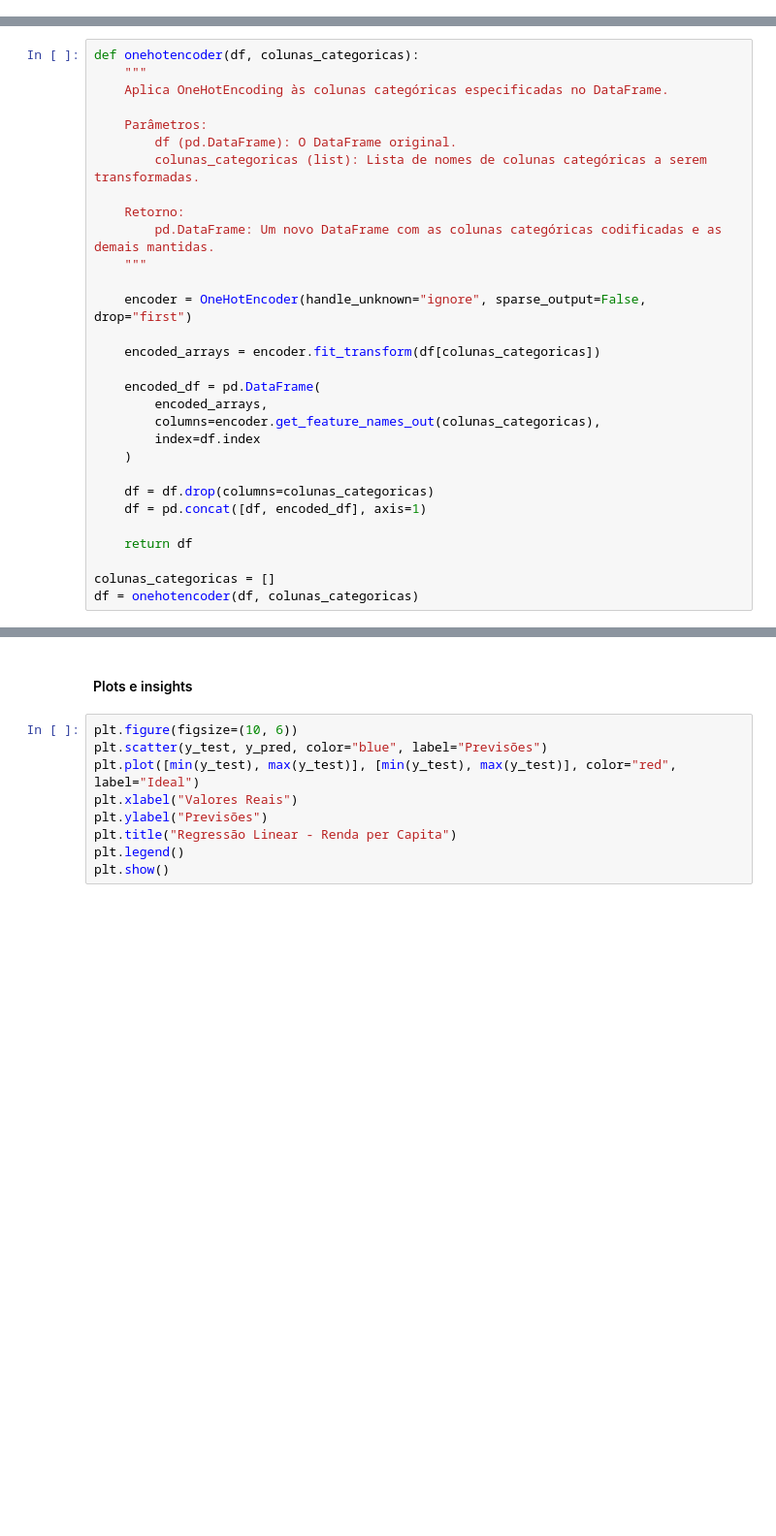
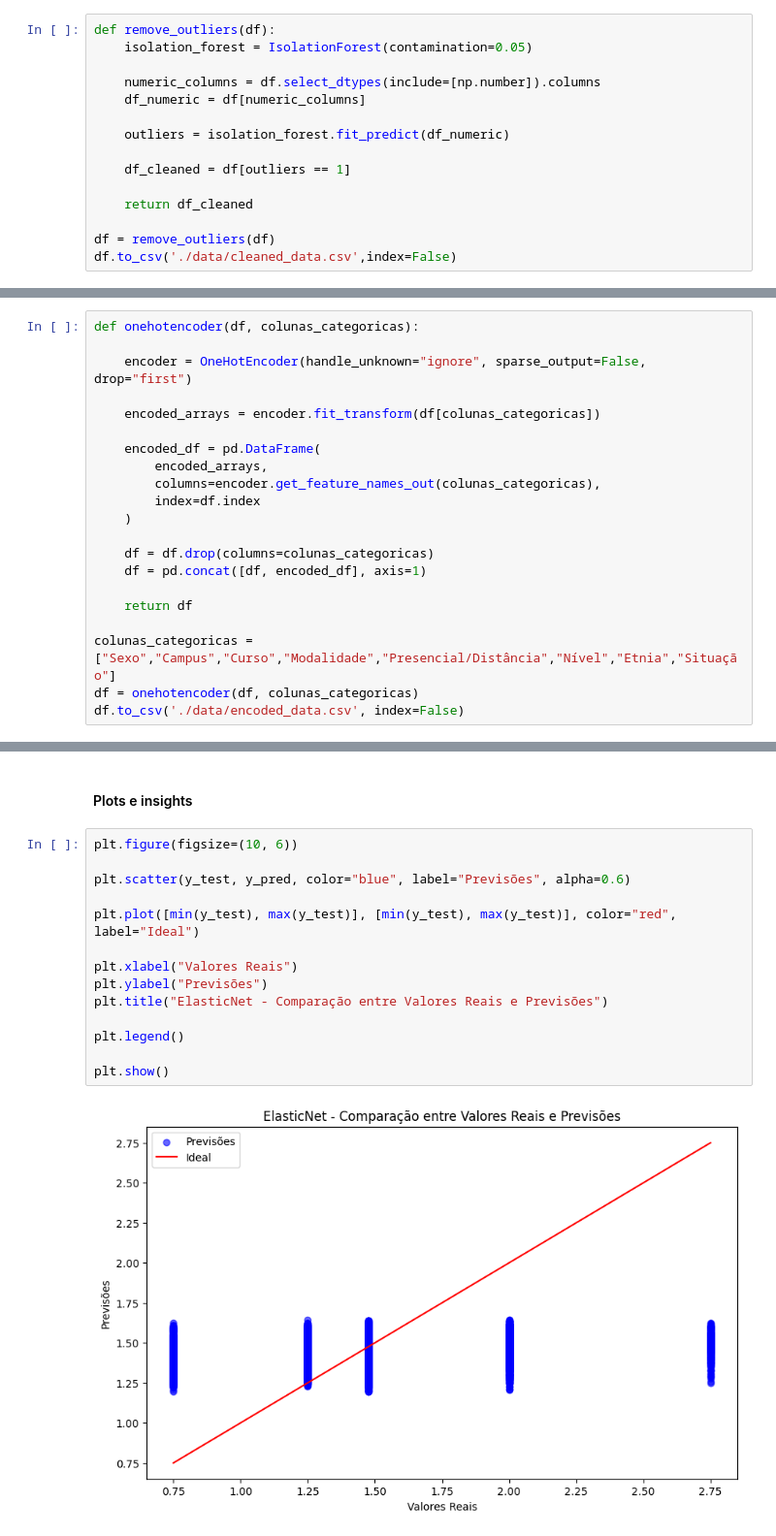
Before and after one commit to felipeversiane/regression-exercise, a Jupyter notebook: main.ipynb, the cells around one changed output, grey strips where cells are left out. Shown: that part at 97% size. Saved outputs shown, nothing was run; the diff lists cells and outputs as text; blank space fills up the shorter version.

Commit message:
feat: test elastic net

```diff
--- a/main.ipynb
+++ b/main.ipynb
@@ -77,17 +119,22 @@ df = pre_process(df)
+# %%
+def remove_outliers(df):
+    isolation_forest = IsolationForest(contamination=0.05)
+
+    numeric_columns = df.select_dtypes(include=[np.number]).columns
+    df_numeric = df[numeric_columns]
+
+    outliers = isolation_forest.fit_predict(df_numeric)
+
+    df_cleaned = df[outliers == 1]
+
+    return df_cleaned
+
+df = remove_outliers(df)
+df.to_csv('./data/cleaned_data.csv',index=False)
 # %% [markdown]
 #### Pós-processamento e transformação
 # %%
 def onehotencoder(df, colunas_categoricas):
-    """
-    Aplica OneHotEncoding às colunas categóricas especificadas no DataFrame.
-
-    Parâmetros:
-        df (pd.DataFrame): O DataFrame original.
-        colunas_categoricas (list): Lista de nomes de colunas categóricas a serem transformadas.
-
-    Retorno:
-        pd.DataFrame: Um novo DataFrame com as colunas categóricas codificadas e as demais mantidas.
-    """
 
     encoder = OneHotEncoder(handle_unknown="ignore", sparse_output=False, drop="first")
 
@@ -104,7 +151,8 @@ def onehotencoder(df, colunas_categoricas):
 
     return df
 
-colunas_categoricas = []
+colunas_categoricas = ["Sexo","Campus","Curso","Modalidade","Presencial/Distância","Nível","Etnia","Situação"]
 df = onehotencoder(df, colunas_categoricas)
+df.to_csv('./data/encoded_data.csv', index=False)
 # %% [markdown]
 #### Aplicação de modelos de regressão
@@ -128,10 +208,17 @@ print(f"MSE: {mse:.2f}, R2: {r2:.2f}")
 #### Plots e insights
 # %%
 plt.figure(figsize=(10, 6))
-plt.scatter(y_test, y_pred, color="blue", label="Previsões")
+
+plt.scatter(y_test, y_pred, color="blue", label="Previsões", alpha=0.6)
+
 plt.plot([min(y_test), max(y_test)], [min(y_test), max(y_test)], color="red", label="Ideal")
+
 plt.xlabel("Valores Reais")
 plt.ylabel("Previsões")
-plt.title("Regressão Linear - Renda per Capita")
+plt.title("ElasticNet - Comparação entre Valores Reais e Previsões")
+
 plt.legend()
+
 plt.show()
+# %% [output]
+[figure, added]
```
Also changed, not shown: parts of 8 cells of this notebook, 4 other files.
